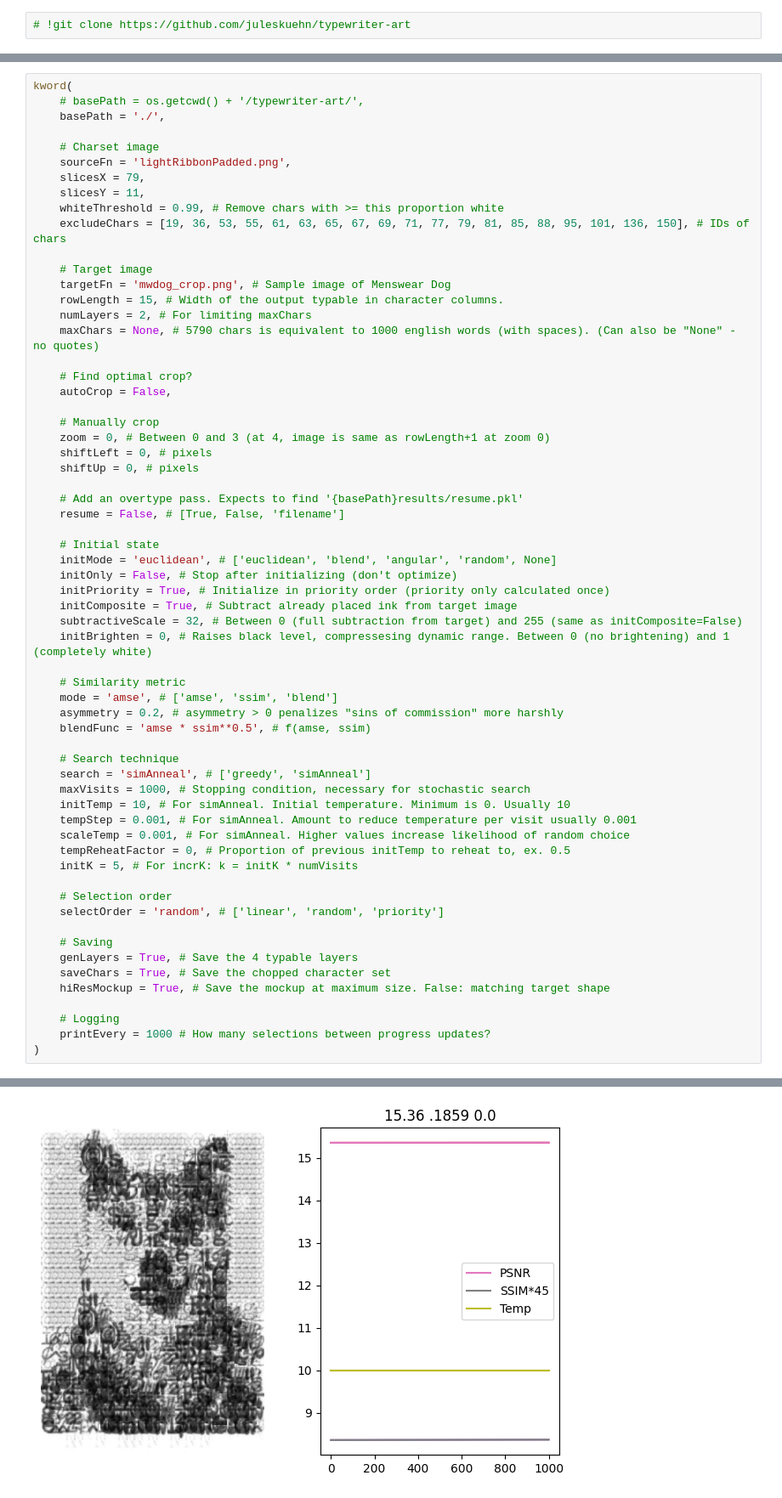
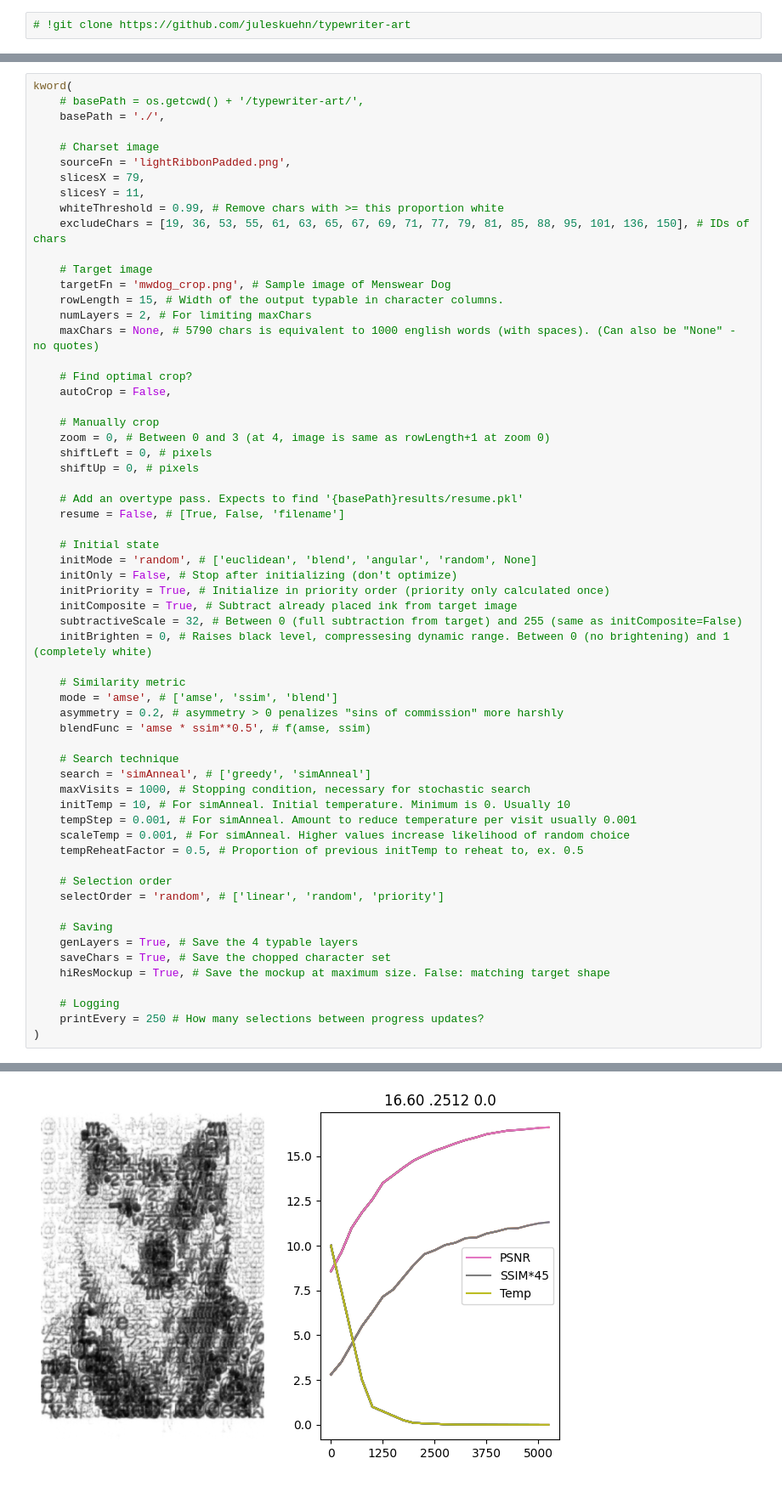
Before and after one commit to juleskuehn/typewriter-art, a Jupyter notebook: typewriter_demo.ipynb, the cells around one changed output, grey strips where cells are left out. Shown at 85% size. Drawn from its saved outputs; the diff is of its cells as text.

```diff
--- a/typewriter_demo.ipynb
+++ b/typewriter_demo.ipynb
@@ -36,7 +36,7 @@ kword(
     resume = False, # [True, False, 'filename']
 
     # Initial state
-    initMode = 'euclidean', # ['euclidean', 'blend', 'angular', 'random', None]
+    initMode = 'random', # ['euclidean', 'blend', 'angular', 'random', None]
     initOnly = False, # Stop after initializing (don't optimize)
     initPriority = True, # Initialize in priority order (priority only calculated once)
     initComposite = True, # Subtract already placed ink from target image
@@ -54,8 +54,7 @@ kword(
     initTemp = 10, # For simAnneal. Initial temperature. Minimum is 0. Usually 10
     tempStep = 0.001, # For simAnneal. Amount to reduce temperature per visit usually 0.001
     scaleTemp = 0.001, # For simAnneal. Higher values increase likelihood of random choice
-    tempReheatFactor = 0, # Proportion of previous initTemp to reheat to, ex. 0.5
-    initK = 5, # For incrK: k = initK * numVisits
+    tempReheatFactor = 0.5, # Proportion of previous initTemp to reheat to, ex. 0.5
 
     # Selection order
     selectOrder = 'random', # ['linear', 'random', 'priority']
@@ -66,6 +65,6 @@ kword(
     hiResMockup = True, # Save the mockup at maximum size. False: matching target shape
 
     # Logging
-    printEvery = 1000 # How many selections between progress updates?
+    printEvery = 250 # How many selections between progress updates?
 )
 # %% [output]
@@ -75 +74 @@ kword(
-[figure, old version]
+[figure, new version]
```
Also changed, not shown: parts of 2 cells of this notebook, 9 other files.
